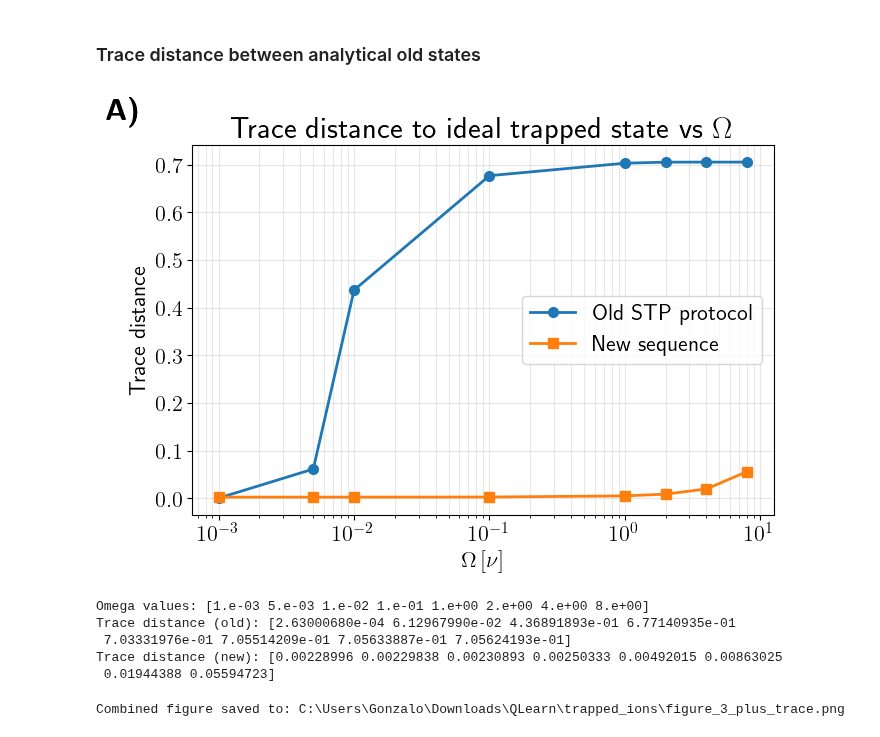
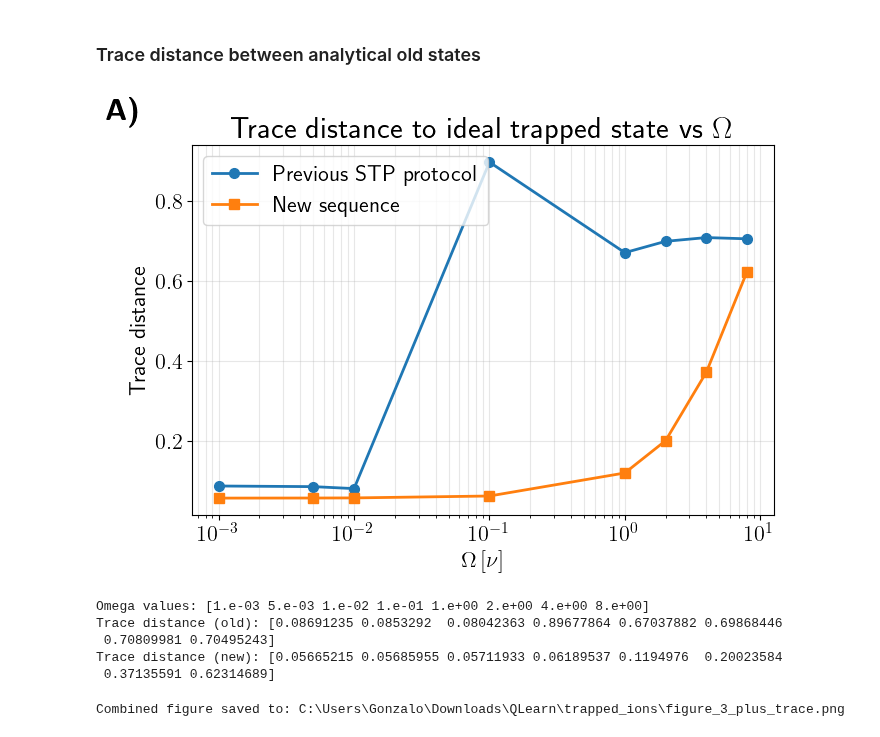
Before and after one commit to GonReina/QLearn, a Jupyter notebook: trapped_ions/Fock_mixtures_sim.ipynb, the cells around one changed output. Saved outputs shown, nothing was run; the diff lists cells and outputs as text; code cells hidden in the pictures.

Commit message:
Latest figures

```diff
--- a/trapped_ions/Fock_mixtures_sim.ipynb
+++ b/trapped_ions/Fock_mixtures_sim.ipynb
@@ -1113,6 +1113,7 @@ n_thermal = 1
 n0 = 1
 gamma = 1000
 kT = 100
+beta = 0.01  # Inverse temperature
 N = 14
 num_pulses = 60
 
@@ -1192,7 +1193,7 @@ for idx, Omega in enumerate(Omega_values):
     prop_cycle = prop_diss * prop_rf_undo * prop_y_undo * prop_x * prop_y * prop_rf
 
     # Initial state
-    thermal_state = (-nu * a_dag * a / kT).expm()
+    thermal_state = (-beta * nu * a_dag * a / kT).expm()
     thermal_state = thermal_state / thermal_state.tr()
     ground_state = basis(2, 1)
     initial_state = tensor(ground_state * ground_state.dag(), thermal_state)
@@ -1526,7 +1527,7 @@ plt.rcParams.update({
 # --- Shared parameters ---
 N = 14
 n0 = 1
-eta = 0.01
+eta = 0.05
 nu = 1.0
 gamma = 1000
 kT = 1.0
@@ -1724,40 +1725,40 @@ for Om in Omega_values:
     p_old = final_pops_old_stp(Om)
     p_new = final_pops_new_sequence(Om)
 
     rho_old = to_diag_dm(p_old)
     rho_new = to_diag_dm(p_new)
     td_old.append(float(tracedist(rho_old, rho_ideal)))
     td_new.append(float(tracedist(rho_new, rho_ideal)))
 
 td_old = np.array(td_old)
 td_new = np.array(td_new)
 
 # --- Plot ---
 fig, ax = plt.subplots(figsize=(7.5, 4.8))
-ax.plot(Omega_values, td_old, 'o-', lw=2, ms=7, label='Old STP protocol')
+ax.plot(Omega_values, td_old, 'o-', lw=2, ms=7, label='Previous STP protocol')
 ax.plot(Omega_values, td_new, 's-', lw=2, ms=7, label='New sequence')
 ax.set_xscale('log')
 ax.set_xlabel(r'$\Omega\,[\nu]$')
 ax.set_ylabel(r'Trace distance')
 ax.set_title('Trace distance to ideal trapped state vs $\Omega$')
 ax.grid(True, which='both', alpha=0.3)
 ax.legend()
 fig.text(0.01, 0.98, r'\textbf{A)}', transform=fig.transFigure,
          fontsize=22, fontweight='bold', va='top', ha='left')
 plt.savefig('figure_trace_distance.pdf', format='pdf', bbox_inches='tight', dpi=600)
 plt.savefig('figure_trace_distance.png', format='png', bbox_inches='tight', dpi=600)
 plt.show()
 
 print('Omega values:', Omega_values)
 print('Trace distance (old):', td_old)
 print('Trace distance (new):', td_new)
 # %% [output]
-[figure, old version]
+[figure, new version]
 Omega values: [1.e-03 5.e-03 1.e-02 1.e-01 1.e+00 2.e+00 4.e+00 8.e+00]
-Trace distance (old): [2.63000680e-04 6.12967990e-02 4.36891893e-01 6.77140935e-01
- 7.03331976e-01 7.05514209e-01 7.05633887e-01 7.05624193e-01]
-Trace distance (new): [0.00228996 0.00229838 0.00230893 0.00250333 0.00492015 0.00863025
- 0.01944388 0.05594723]
+Trace distance (old): [0.08691235 0.0853292  0.08042363 0.89677864 0.67037882 0.69868446
+ 0.70809981 0.70495243]
+Trace distance (new): [0.05665215 0.05685955 0.05711933 0.06189537 0.1194976  0.20023584
+ 0.37135591 0.62314689]
 # %%
 from pathlib import Path
 from PIL import Image
```
Also changed, not shown: parts of 1 cell of this notebook, 6 other files.
